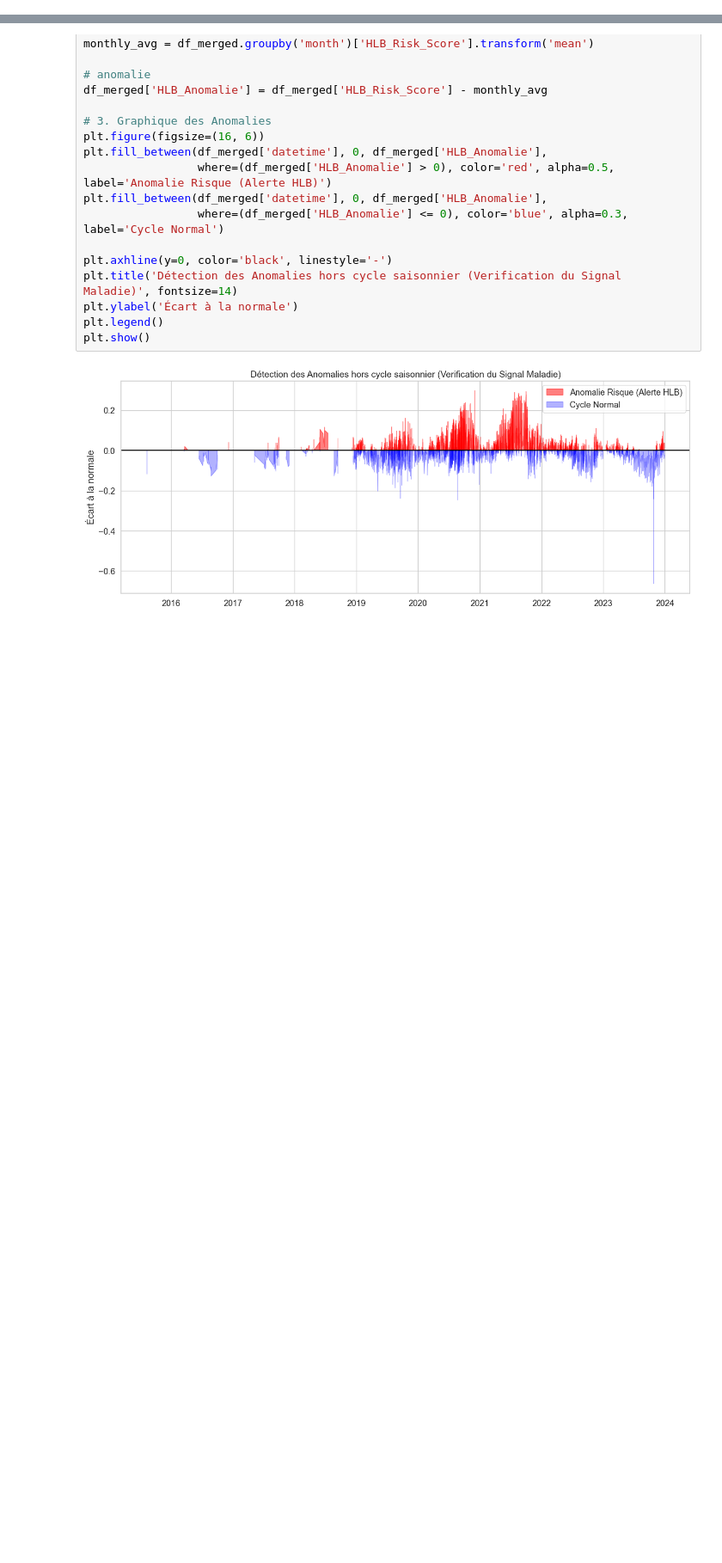
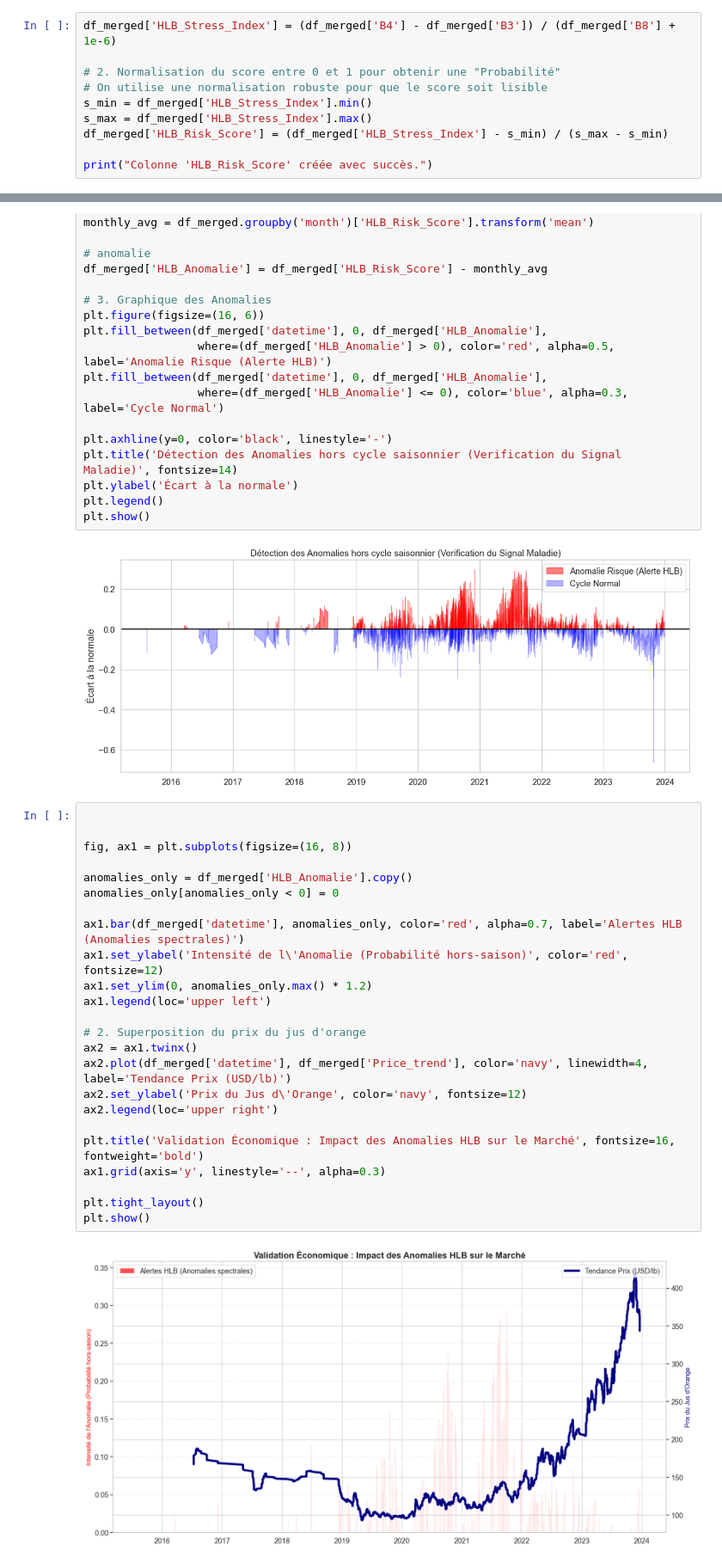
Before and after one commit to zomboky/PMI, a Jupyter notebook: sort_data.ipynb, the cells around one changed output, grey strips where cells are left out. Shown at 86% size. Drawn from its saved outputs; the diff is of its cells as text; blank space fills up the shorter version.

```diff
--- a/sort_data.ipynb
+++ b/sort_data.ipynb
@@ -513,3 +513,13 @@ Peut-etre utiliser des pieges a ferhomone pour éclater le spylle.
 Peut-etre balancer des psylles stériles pour garder les pyslles sans qu'ils le contaminent.
 
 Pour la semaine pro : état de l'art sur les solution agronomiques (chercher INRAE), chercher à leur offrir une solution pour qu'(il l'aient 6 mois avant).
+# %%
+df_merged['HLB_Stress_Index'] = (df_merged['B4'] - df_merged['B3']) / (df_merged['B8'] + 1e-6)
+
+# 2. Normalisation du score entre 0 et 1 pour obtenir une "Probabilité"
+# On utilise une normalisation robuste pour que le score soit lisible
+s_min = df_merged['HLB_Stress_Index'].min()
+s_max = df_merged['HLB_Stress_Index'].max()
+df_merged['HLB_Risk_Score'] = (df_merged['HLB_Stress_Index'] - s_min) / (s_max - s_min)
+
+print("Colonne 'HLB_Risk_Score' créée avec succès.")
@@ -641,3 +652,29 @@ plt.legend()
 plt.show()
 # %% [output]
 [figure]
+# %%
+
+
+fig, ax1 = plt.subplots(figsize=(16, 8))
+
+anomalies_only = df_merged['HLB_Anomalie'].copy()
+anomalies_only[anomalies_only < 0] = 0
+
+ax1.bar(df_merged['datetime'], anomalies_only, color='red', alpha=0.7, label='Alertes HLB (Anomalies spectrales)')
+ax1.set_ylabel('Intensité de l\'Anomalie (Probabilité hors-saison)', color='red', fontsize=12)
+ax1.set_ylim(0, anomalies_only.max() * 1.2)
+ax1.legend(loc='upper left')
+
+# 2. Superposition du prix du jus d'orange
+ax2 = ax1.twinx()
+ax2.plot(df_merged['datetime'], df_merged['Price_trend'], color='navy', linewidth=4, label='Tendance Prix (USD/lb)')
+ax2.set_ylabel('Prix du Jus d\'Orange', color='navy', fontsize=12)
+ax2.legend(loc='upper right')
+
+plt.title('Validation Économique : Impact des Anomalies HLB sur le Marché', fontsize=16, fontweight='bold')
+ax1.grid(axis='y', linestyle='--', alpha=0.3)
+
+plt.tight_layout()
+plt.show()
+# %% [output]
+[figure, added]
```
Also changed, not shown: parts of 4 cells of this notebook, 1 other file.
